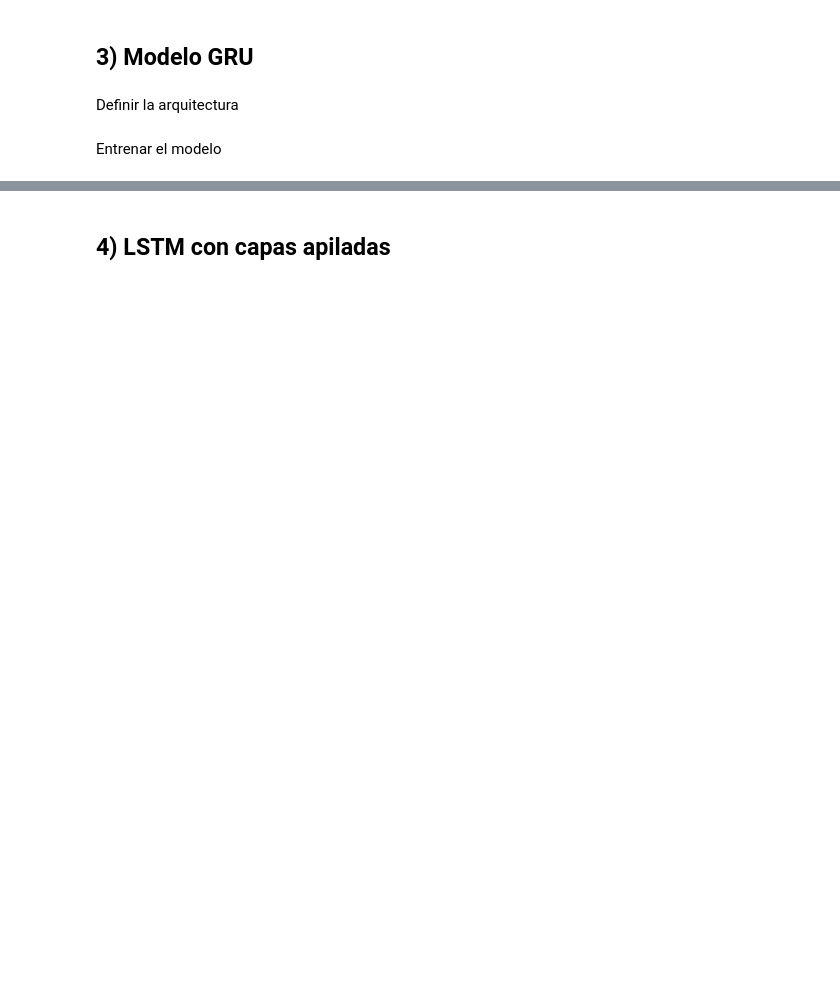
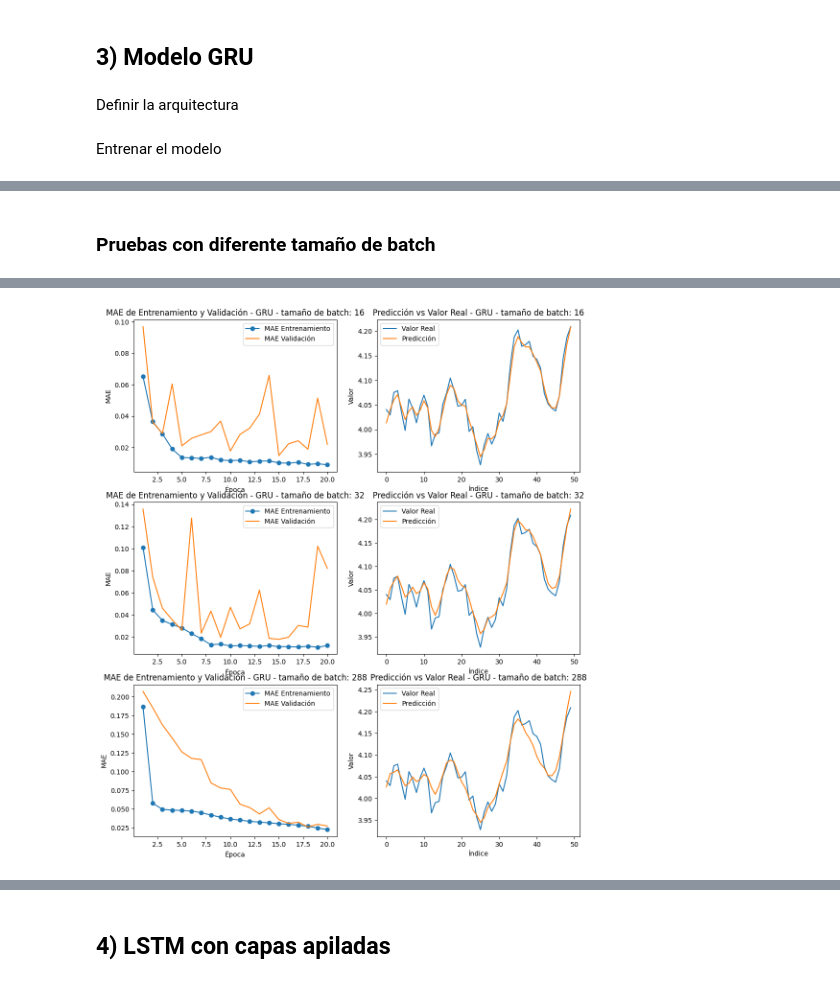
Before and after one commit to AngieJoya99/Taller3-RN, a Jupyter notebook: Taller3RN.ipynb, the cells around one changed output, grey strips where cells are left out. Drawn from its saved outputs; the diff is of its cells as text; code cells hidden in the pictures; blank space fills up the shorter version.

```diff
--- a/Taller3RN.ipynb
+++ b/Taller3RN.ipynb
@@ -632,0 +767,71 @@ graficarPrediccion(prediccionGRU, y, "GRU - Predicción vs Valor Real")
+# %% [markdown]
+### Pruebas con diferente tamaño de batch
+# %%
+fig, axes = plt.subplots(3, 2, figsize=(12, 14))
+
+tamBatchGRU = [16, 32, 288]
+
+for i, n in enumerate(tamBatchGRU):
+
+  #Limpiar sesión
+  tf.keras.backend.clear_session()
+
+  #Definir datasets
+  datasetTrain = keras.utils.timeseries_dataset_from_array(
+    data = train2D[:-delay],
+    targets=train2D[delay:],
+    sampling_rate=sampling_rate,
+    sequence_length=sequence_length,
+    shuffle=True,
+    batch_size=n,
+    start_index=0
+    )
+
+  datasetValidation = keras.utils.timeseries_dataset_from_array(
+    data = validation2D[:-delay],
+    targets=validation2D[delay:],
+    sampling_rate=sampling_rate,
+    sequence_length=sequence_length,
+    shuffle=False,
+    batch_size=n,
+    start_index=0
+    )
+
+  datasetTest = keras.utils.timeseries_dataset_from_array(
+    data = test2D[:-delay],
+    targets=test2D[delay:],
+    sampling_rate=sampling_rate,
+    sequence_length=sequence_length,
+    shuffle=False,
+    batch_size=n,
+    start_index=0
+    )
+
+  #Crear el modelo
+  inputs = keras.Input(shape=(sequence_length, 1))
+  x = layers.GRU(64)(inputs)
+  outputs = layers.Dense(1)(x)
+  modeloGRU = keras.Model(inputs, outputs)
+
+  #Entrenar el modelo
+  callbacksGRU = [
+    keras.callbacks.EarlyStopping(monitor="val_loss", patience=5, restore_best_weights=True)
+  ]
+  modeloGRU.compile(optimizer="adam", loss="mse", metrics=["mae"])
+
+  historyGRU = modeloGRU.fit(
+    datasetTrain,
+    epochs=20,
+    validation_data=datasetValidation,
+    callbacks=callbacksGRU,
+    verbose=0
+  )
+
+  #Evaluar el modelo
+  maeGRU = modeloGRU.evaluate(datasetTest, verbose=0)[1]
+  predGRU = modeloGRU.predict(datasetTest)
+  graficaeMAE(historyGRU, f"MAE de Entrenamiento y Validación - GRU - tamaño de batch: {n}", axes[i][0])
+  graficarPrediccion(predGRU, y, f"Predicción vs Valor Real - GRU - tamaño de batch: {n}", axes[i][1])
+
+  print(f"MAE de prueba (tamaño de batch: {n}): {maeGRU:.4f}")
+# %% [output]
@@ -632,0 +844 @@ graficarPrediccion(prediccionGRU, y, "GRU - Predicción vs Valor Real")
+[figure, added]
```
Also changed, not shown: parts of 23 cells of this notebook.
